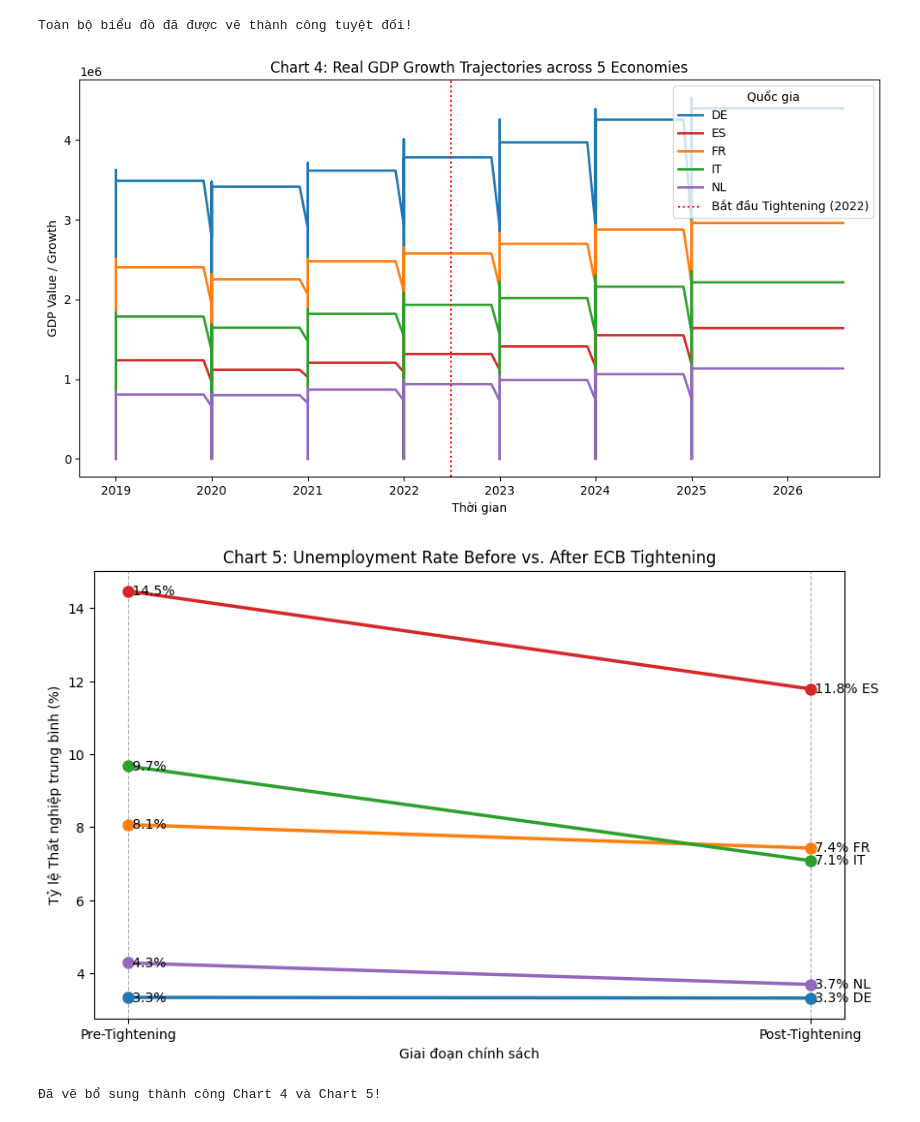
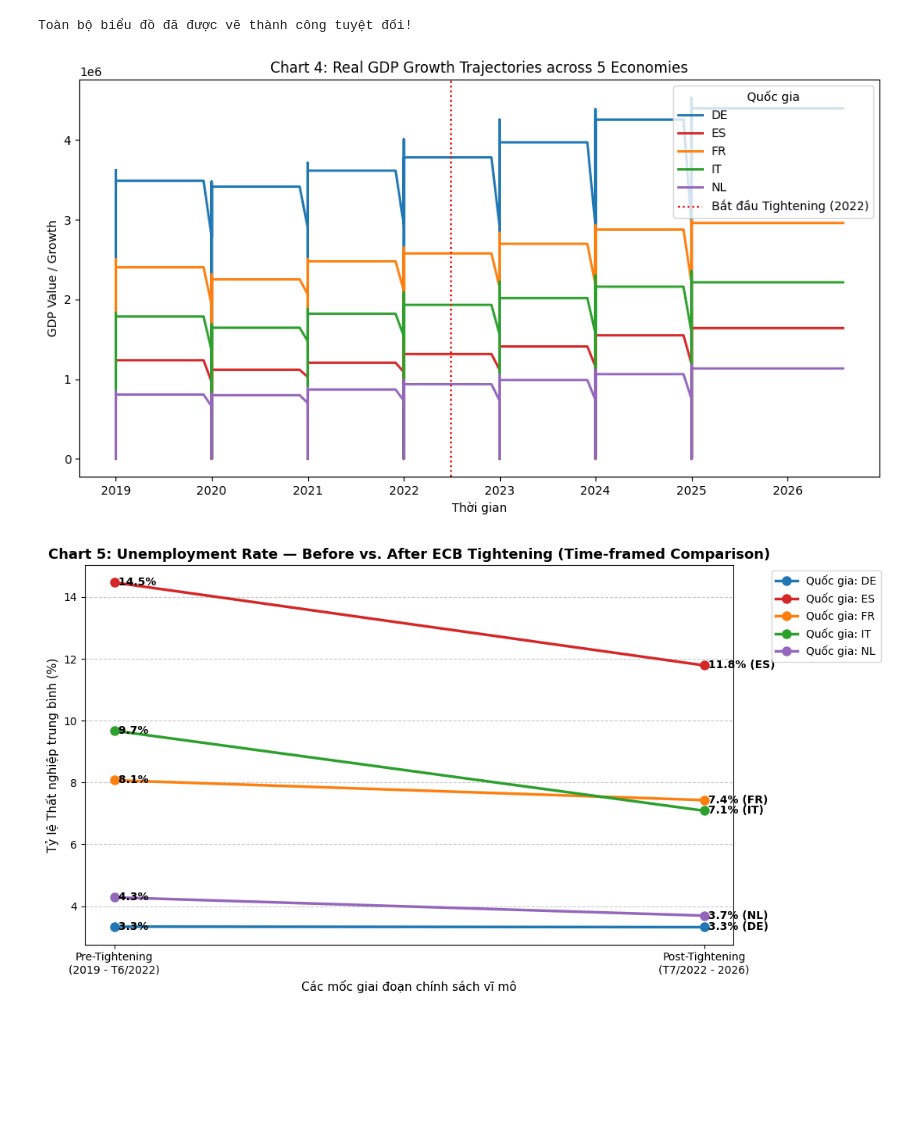
Before and after one commit to nguynhoanggiaviethung-beep/gois1-1109, a Jupyter notebook: visual_story/visual_story.ipynb, the cells around one changed output. Cells and saved outputs as stored; diff of their text form; code cells hidden in the pictures; blank space fills up the shorter version.

Commit message:
sửa chart 5

```diff
--- a/visual_story/visual_story.ipynb
+++ b/visual_story/visual_story.ipynb
@@ -80,46 +80,58 @@ Toàn bộ biểu đồ đã được vẽ thành công tuyệt đối!
 # %%
 # ==========================================================
 # CHART 4: Real GDP Growth (Small Multiples / Grouped Line)
 # ==========================================================
 plt.figure(figsize=(12, 6))
 for country, grp in df.groupby("country"):
     plt.plot(grp["date"], grp["gdp_growth"], label=country, color=colors.get(country, "black"), linewidth=2)
 
 plt.title("Chart 4: Real GDP Growth Trajectories across 5 Economies")
 plt.ylabel("GDP Value / Growth")
 plt.xlabel("Thời gian")
 plt.axvline(pd.to_datetime("2022-07-01"), color="red", linestyle=":", label="Bắt đầu Tightening (2022)")
 plt.legend(title="Quốc gia")
 plt.show()
 
 
 # ==========================================================
-# CHART 5: Unemployment Rate Before vs. After Tightening (Slope Chart / Comparison)
+# CHART 5: Unemployment Rate Before vs. After Tightening (Có chú thích rõ mốc thời gian)
 # ==========================================================
-# Tính trung bình tỷ lệ thất nghiệp trước và sau mốc tháng 7/2022
+# Định nghĩa rõ ràng mốc thời gian để đưa vào biểu đồ và chú thích
+# Pre-Tightening: Từ tháng 1/2019 đến hết tháng 6/2022
+# Post-Tightening: Từ tháng 7/2022 đến hết giai đoạn hiện tại (2026)
+
 pre_unemp = df[df["date"] < "2022-07-01"].groupby("country")["unemployment_rate"].mean()
 post_unemp = df[df["date"] >= "2022-07-01"].groupby("country")["unemployment_rate"].mean()
 
-df_unemp_compare = pd.DataFrame({"Pre-Tightening": pre_unemp, "Post-Tightening": post_unemp}).reset_index()
+df_unemp_compare = pd.DataFrame({
+    "Pre-Tightening (2019 - T6/2022)": pre_unemp,
+    "Post-Tightening (T7/2022 - 2026)": post_unemp
+}).reset_index()
 
-plt.figure(figsize=(10, 6))
+plt.figure(figsize=(11, 6))
+
 for i, row in df_unemp_compare.iterrows():
     country_code = row["country"]
-    plt.plot(["Pre-Tightening", "Post-Tightening"], [row["Pre-Tightening"], row["Post-Tightening"]],
-             marker="o", linewidth=2.5, markersize=8, color=colors.get(country_code, "black"), label=country_code)
+    y_pre = row["Pre-Tightening (2019 - T6/2022)"]
+    y_post = row["Post-Tightening (T7/2022 - 2026)"]
 
-    # Gắn nhãn giá trị trực tiếp trên điểm dữ liệu
-    plt.text("Pre-Tightening", row["Pre-Tightening"], f" {row['Pre-Tightening']:.1f}%", verticalalignment='center')
-    plt.text("Post-Tightening", row["Post-Tightening"], f" {row['Post-Tightening']:.1f}% {country_code}", verticalalignment='center')
+    # Vẽ đường nối độ dốc
+    plt.plot(["Pre-Tightening\n(2019 - T6/2022)", "Post-Tightening\n(T7/2022 - 2026)"],
+             [y_pre, y_post],
+             marker="o", linewidth=2.5, markersize=8,
+             color=colors.get(country_code, "black"), label=f"Quốc gia: {country_code}")
 
-plt.title("Chart 5: Unemployment Rate Before vs. After ECB Tightening")
-plt.ylabel("Tỷ lệ Thất nghiệp trung bình (%)")
-plt.xlabel("Giai đoạn chính sách")
-plt.grid(axis='x', linestyle='--')
+    # Gắn nhãn số liệu trực tiếp bên cạnh các điểm dữ liệu
+    plt.text("Pre-Tightening\n(2019 - T6/2022)", y_pre, f" {y_pre:.1f}%", verticalalignment='center', fontweight='bold')
+    plt.text("Post-Tightening\n(T7/2022 - 2026)", y_post, f" {y_post:.1f}% ({country_code})", verticalalignment='center', fontweight='bold')
+
+plt.title("Chart 5: Unemployment Rate — Before vs. After ECB Tightening (Time-framed Comparison)", fontsize=13, fontweight='bold')
+plt.ylabel("Tỷ lệ Thất nghiệp trung bình (%)", fontsize=11)
+plt.xlabel("Các mốc giai đoạn chính sách vĩ mô", fontsize=11)
+plt.grid(axis='y', linestyle='--', alpha=0.7)
+plt.legend(bbox_to_anchor=(1.05, 1), loc='upper left')
+plt.tight_layout()
 plt.show()
-
-print("Đã vẽ bổ sung thành công Chart 4 và Chart 5!")
 # %% [output]
 [figure]
-[figure, old version]
+[figure, new version]
-Đã vẽ bổ sung thành công Chart 4 và Chart 5!
```
